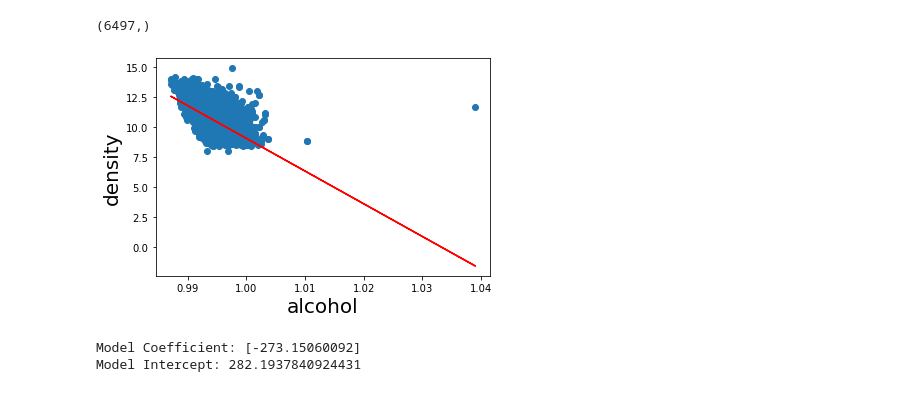
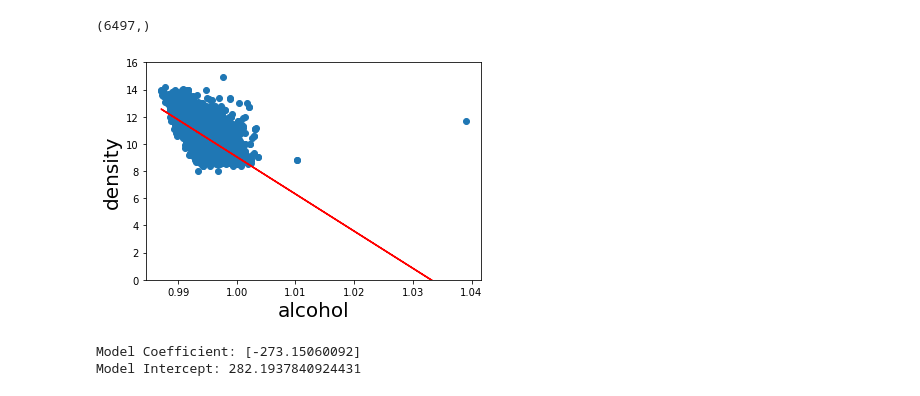
Before and after one commit to lukealibozek/group5_project, a Jupyter notebook: Wine_Quality_Analysis.ipynb, the cells around one changed output. Saved outputs shown, nothing was run; the diff lists cells and outputs as text; code cells hidden in the pictures.

```diff
--- a/Wine_Quality_Analysis.ipynb
+++ b/Wine_Quality_Analysis.ipynb
@@ -754,11 +755,12 @@ print(y_pred.shape)
 # %%
 plt.scatter(x1, y)
 plt.plot(x1, y_pred, color='red')
 plt.xlabel('alcohol', fontsize=20)
 plt.ylabel('density', fontsize=20)
+plt.ylim(0, 16)
 plt.show()
 # %% [output]
-[figure, old version]
+[figure, new version]
 # %%
 # The slope
 # The y-intercept
```
Also changed, not shown: parts of 5 cells of this notebook, 2 other files.
